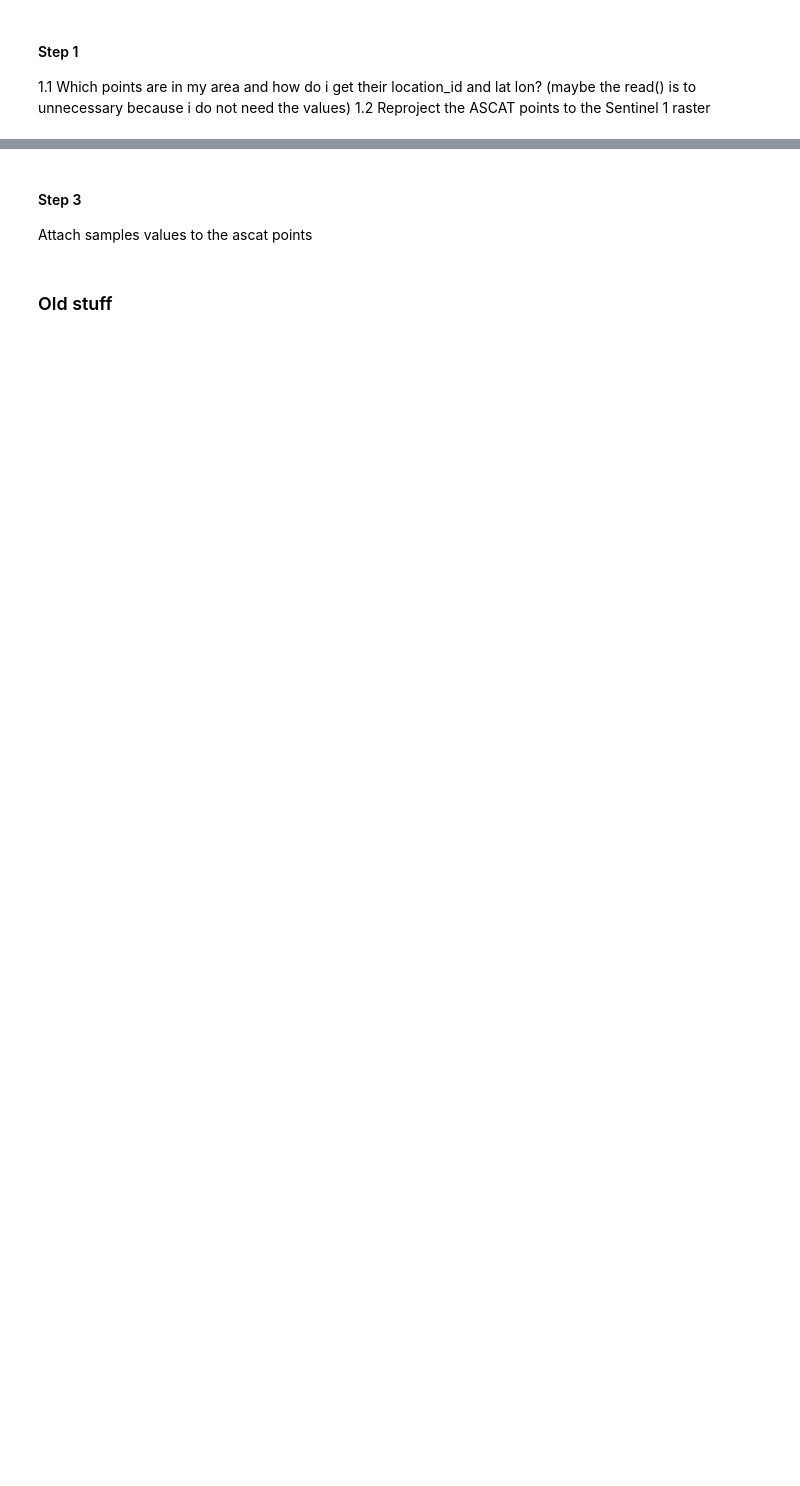
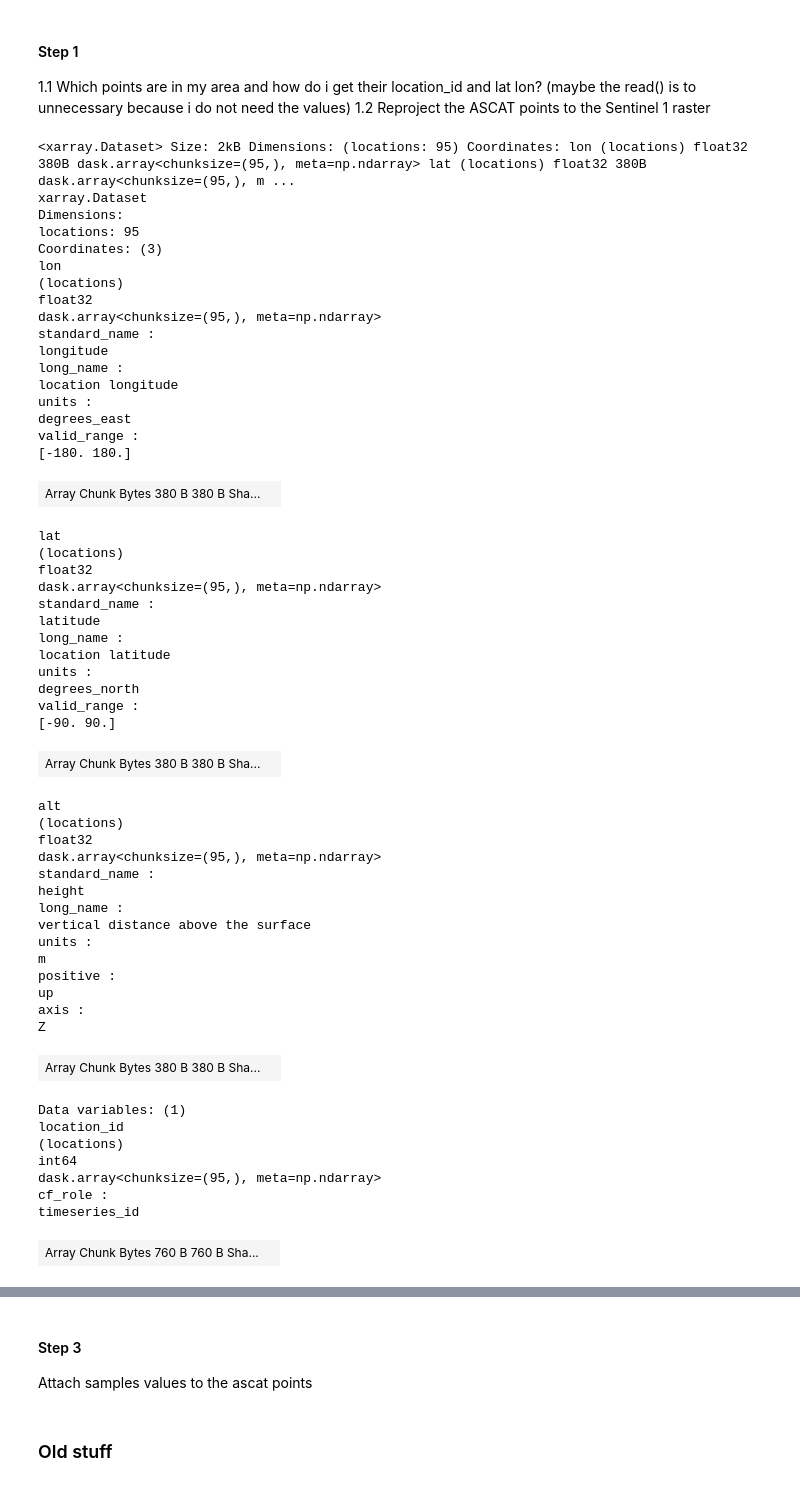
Before and after one commit to wagnerjoseph/Sentinel1-ASCAT-fusion, a Jupyter notebook: notebooks/mapping-s1-to-ascat.ipynb, the cells around one changed output, grey strips where cells are left out. Drawn from its saved outputs; the diff is of its cells as text; code cells hidden in the pictures; blank space fills up the shorter version.

```diff
--- a/notebooks/mapping-s1-to-ascat.ipynb
+++ b/notebooks/mapping-s1-to-ascat.ipynb
@@ -104,0 +204,4 @@ AlignmentError: cannot reindex or align along dimension 'locations' because of c
+# %%
+ascat_ds['s1-VH'] = ("obs", ascat_sentinel['VH'].data)
+ascat_ds['s1-VV'] = ("obs", ascat_sentinel['VV'].data)
+ascat_ds
@@ -114,6 +233,60 @@ Possible approaches:
 1.1 Which points are in my area and how do i get their location_id and lat lon? (maybe the read() is to unnecessary because i do not need the values)
 1.2 Reproject the ASCAT points to the Sentinel 1 raster
 # %%
-ascat_points = ascat_ds.drop_vars(list(ascat_ds.data_vars))  # remove all data variables
-ascat_points = ascat_points.drop_vars("time")           # remove time coordinate if present
+ascat_points = ascat_ds[['location_id']]
 ascat_points
+# %% [output]
+<xarray.Dataset> Size: 2kB Dimensions: (locations: 95) Coordinates: lon (locations) float32 380B dask.array<chunksize=(95,), meta=np.ndarray> lat (locations) float32 380B dask.array<chunksize=(95,), m ...
+xarray.Dataset
+Dimensions:
+locations: 95
+Coordinates: (3)
+lon
+(locations)
+float32
+dask.array<chunksize=(95,), meta=np.ndarray>
+standard_name :
+longitude
+long_name :
+location longitude
+units :
+degrees_east
+valid_range :
+[-180. 180.]
+| Array Chunk Bytes 380 B 380 B Sha... |  |
+lat
+(locations)
+float32
+dask.array<chunksize=(95,), meta=np.ndarray>
+standard_name :
+latitude
+long_name :
+location latitude
+units :
+degrees_north
+valid_range :
+[-90. 90.]
+| Array Chunk Bytes 380 B 380 B Sha... |  |
+alt
+(locations)
+float32
+dask.array<chunksize=(95,), meta=np.ndarray>
+standard_name :
+height
+long_name :
+vertical distance above the surface
+units :
+m
+positive :
+up
+axis :
+Z
+| Array Chunk Bytes 380 B 380 B Sha... |  |
+Data variables: (1)
+location_id
+(locations)
+int64
+dask.array<chunksize=(95,), meta=np.ndarray>
+cf_role :
+timeseries_id
+| Array Chunk Bytes 760 B 760 B Sha... |  |
```
Also changed, not shown: parts of 18 cells of this notebook, 1 other file.
